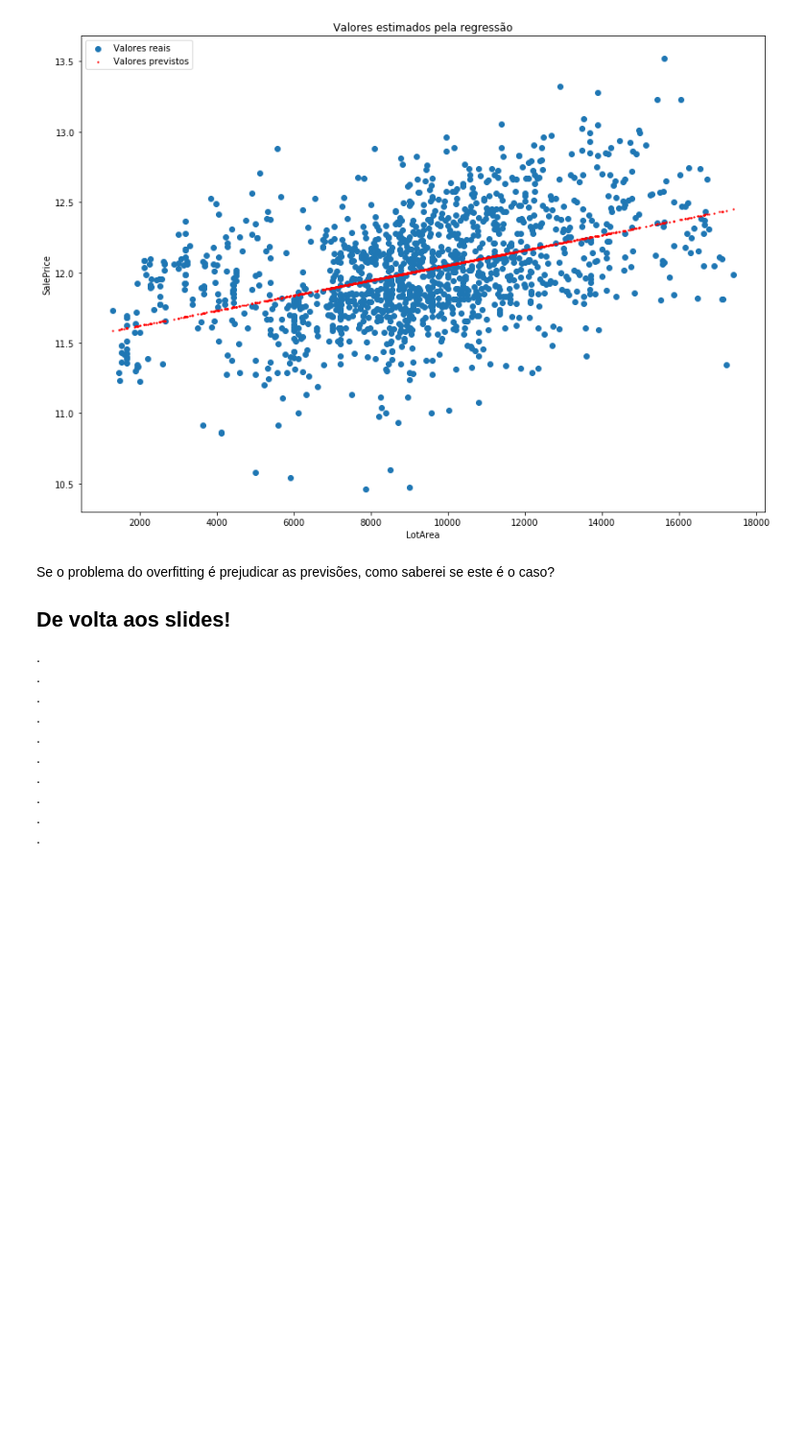
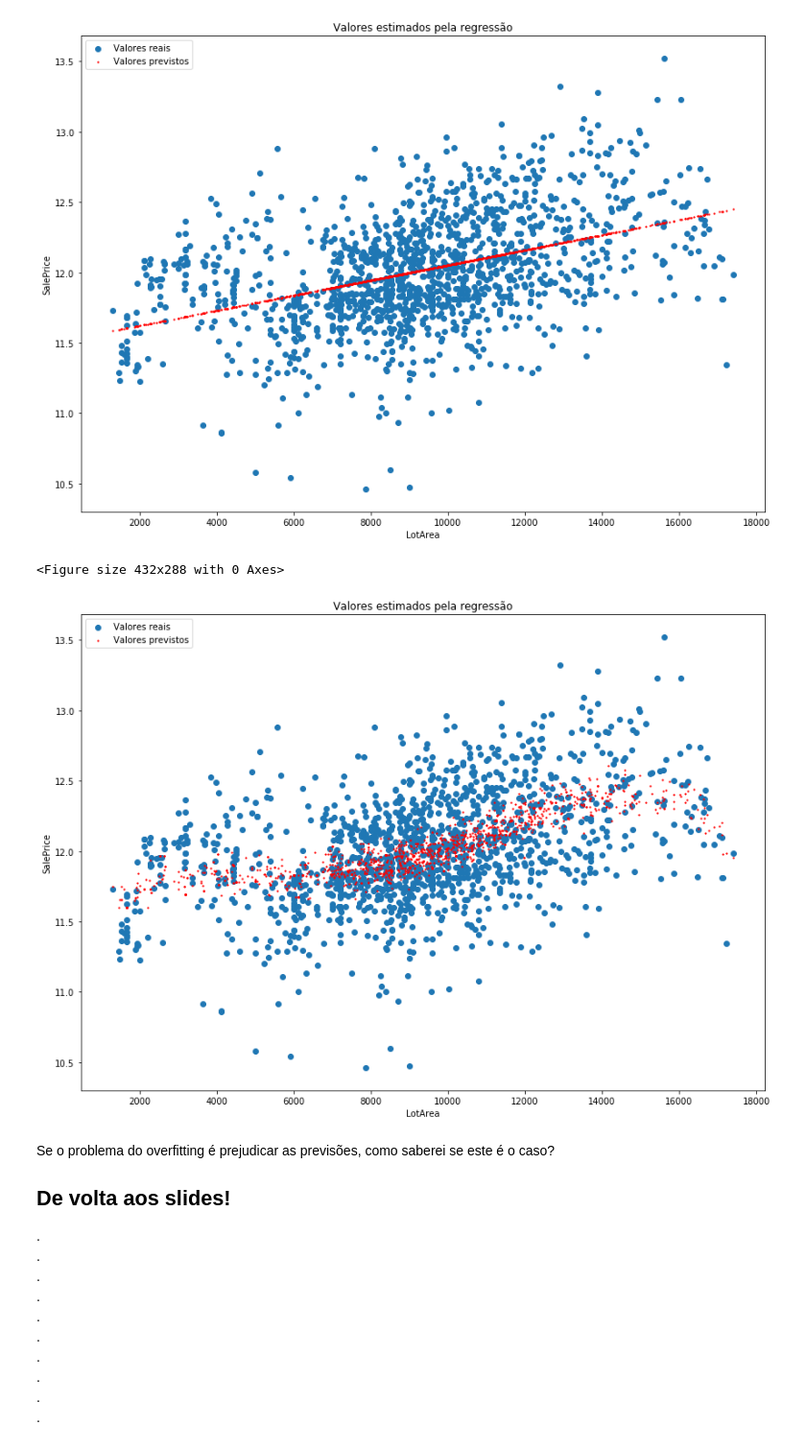
Before and after one commit to somostera/data-science-abril-19, a Jupyter notebook: 16-regularizacao-validacao/aula_e_exercicios.ipynb, the cells around one changed output. Shown: that part at 96% size. Drawn from its saved outputs; the diff is of its cells as text; code cells hidden in the pictures; blank space fills up the shorter version.

```diff
--- a/16-regularizacao-validacao/aula_e_exercicios.ipynb
+++ b/16-regularizacao-validacao/aula_e_exercicios.ipynb
@@ -166,6 +170,15 @@ plot_regressao_order_p(data,
 # %% [output]
 <Figure size 432x288 with 0 Axes>
 [figure]
+# %%
+plot_regressao_order_p(data,
+                       LinearRegression(normalize=True),
+                       target,
+                       plot_feature="LotArea",
+                       order=30)
+# %% [output]
+<Figure size 432x288 with 0 Axes>
+[figure, added]
 # %% [markdown]
 Se o problema do overfitting é prejudicar as previsões, como saberei se este é o caso?
 
```
Also changed, not shown: parts of 3 cells of this notebook.
